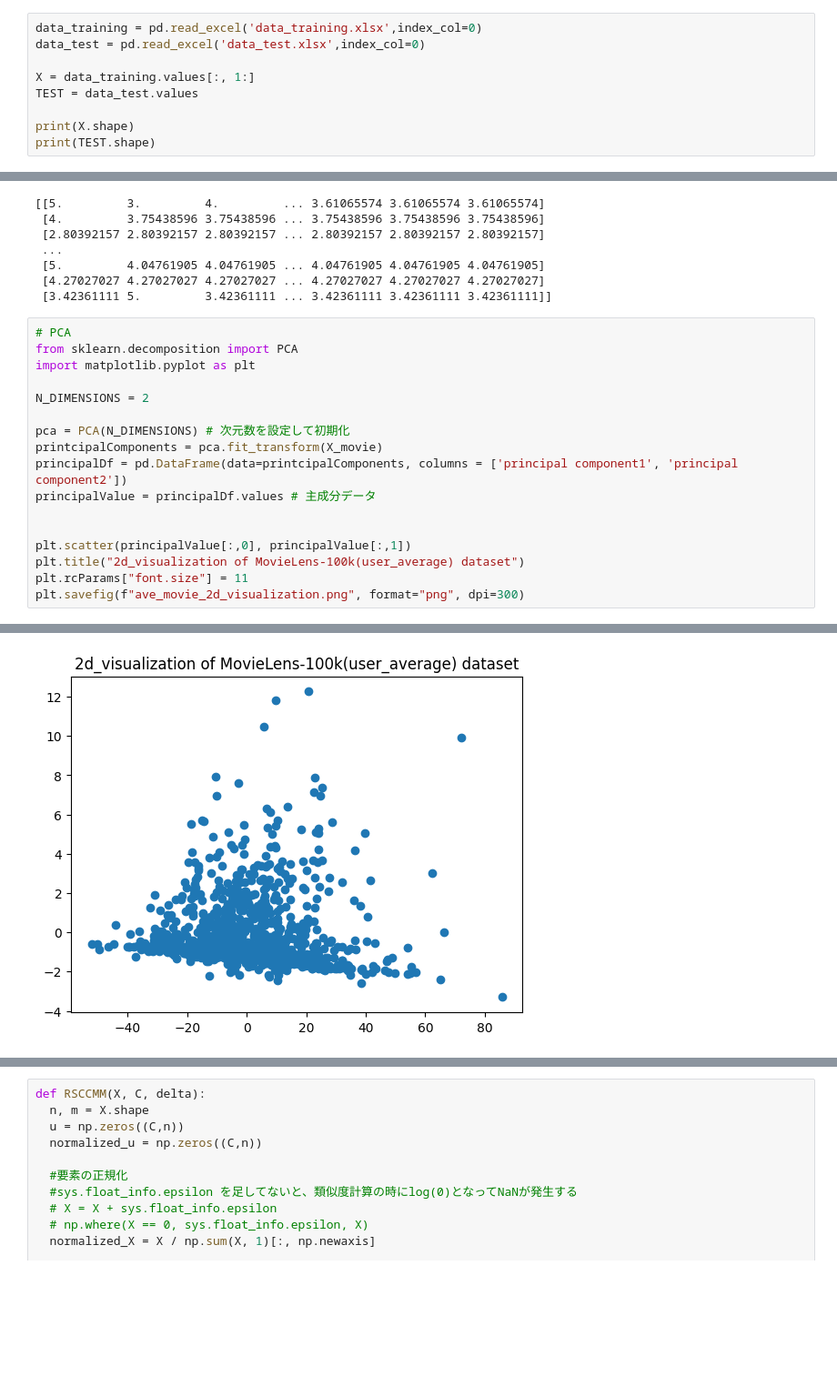
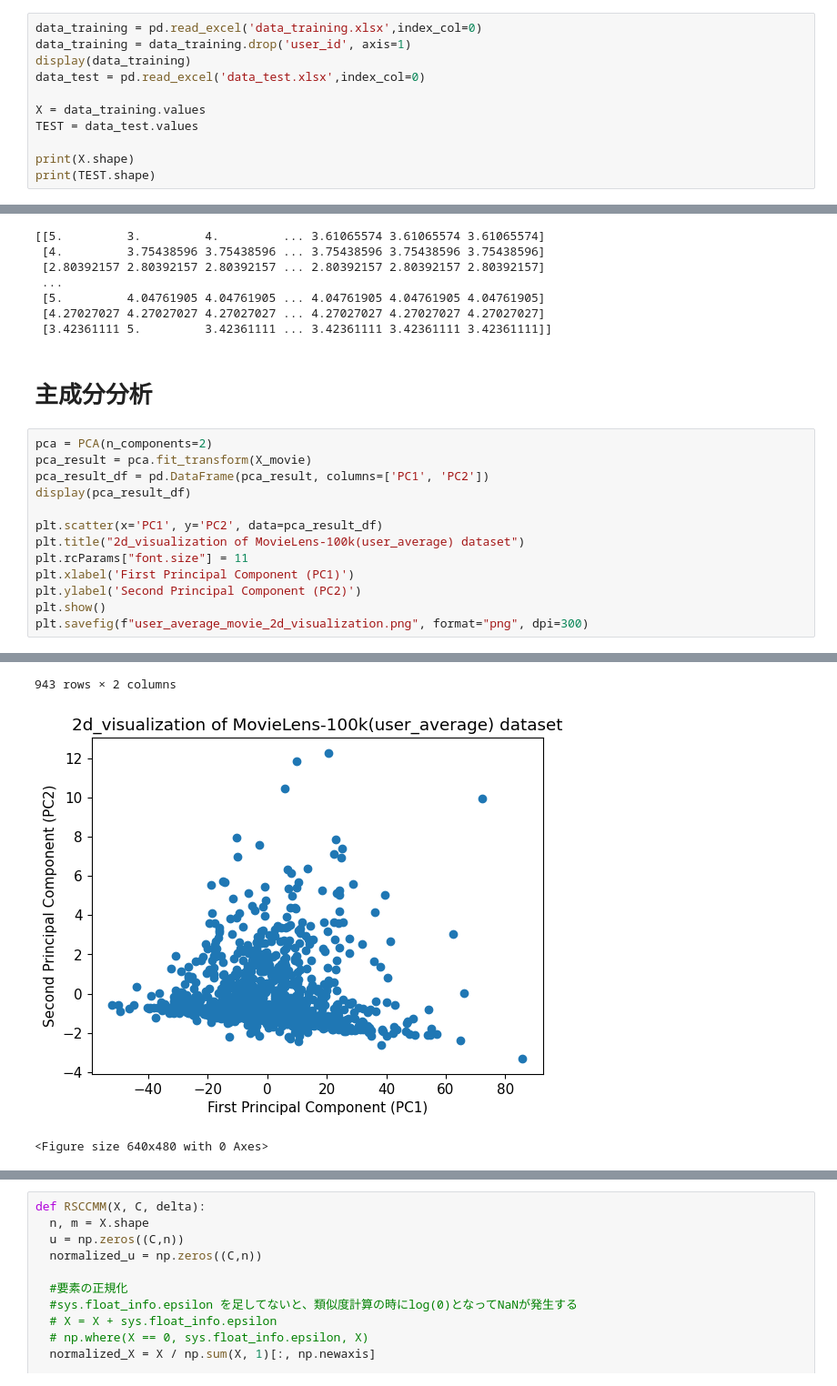
Before and after one commit to kimisuke0503/colab-research, a Jupyter notebook: movieLens_average/ave_mobie_2d_visualization.ipynb, the cells around one changed output, grey strips where cells are left out. Shown at 91% size. Saved outputs shown, nothing was run; the diff lists cells and outputs as text; blank space fills up the shorter version.

```diff
--- a/movieLens_average/ave_mobie_2d_visualization.ipynb
+++ b/movieLens_average/ave_mobie_2d_visualization.ipynb
@@ -11,8 +18,10 @@ import csv
 # %%
 data_training = pd.read_excel('data_training.xlsx',index_col=0)
+data_training = data_training.drop('user_id', axis=1)
+display(data_training)
 data_test = pd.read_excel('data_test.xlsx',index_col=0)
 
-X = data_training.values[:, 1:]
+X = data_training.values
 TEST = data_test.values
 
 print(X.shape)
@@ -48,21 +70,19 @@ print(X_movie)
  [5.         4.04761905 4.04761905 ... 4.04761905 4.04761905 4.04761905]
  [4.27027027 4.27027027 4.27027027 ... 4.27027027 4.27027027 4.27027027]
  [3.42361111 5.         3.42361111 ... 3.42361111 3.42361111 3.42361111]]
+# %% [markdown]
+# 主成分分析
 # %%
-# PCA
-from sklearn.decomposition import PCA
-import matplotlib.pyplot as plt
+pca = PCA(n_components=2)
+pca_result = pca.fit_transform(X_movie)
+pca_result_df = pd.DataFrame(pca_result, columns=['PC1', 'PC2'])
+display(pca_result_df)
 
-N_DIMENSIONS = 2
-
-pca = PCA(N_DIMENSIONS) # 次元数を設定して初期化
-printcipalComponents = pca.fit_transform(X_movie)
-principalDf = pd.DataFrame(data=printcipalComponents, columns = ['principal component1', 'principal component2'])
-principalValue = principalDf.values # 主成分データ
-
-
-plt.scatter(principalValue[:,0], principalValue[:,1])
+plt.scatter(x='PC1', y='PC2', data=pca_result_df)
 plt.title("2d_visualization of MovieLens-100k(user_average) dataset")
 plt.rcParams["font.size"] = 11
-plt.savefig(f"ave_movie_2d_visualization.png", format="png", dpi=300)
+plt.xlabel('First Principal Component (PC1)')
+plt.ylabel('Second Principal Component (PC2)')
+plt.show()
+plt.savefig(f"user_average_movie_2d_visualization.png", format="png", dpi=300)
 # %% [output]
@@ -69 +101,3 @@ plt.savefig(f"ave_movie_2d_visualization.png", format="png", dpi=300)
+943 rows × 2 columns
-[figure, old version]
+[figure, new version]
+<Figure size 640x480 with 0 Axes>
```
Also changed, not shown: parts of 6 cells of this notebook.
